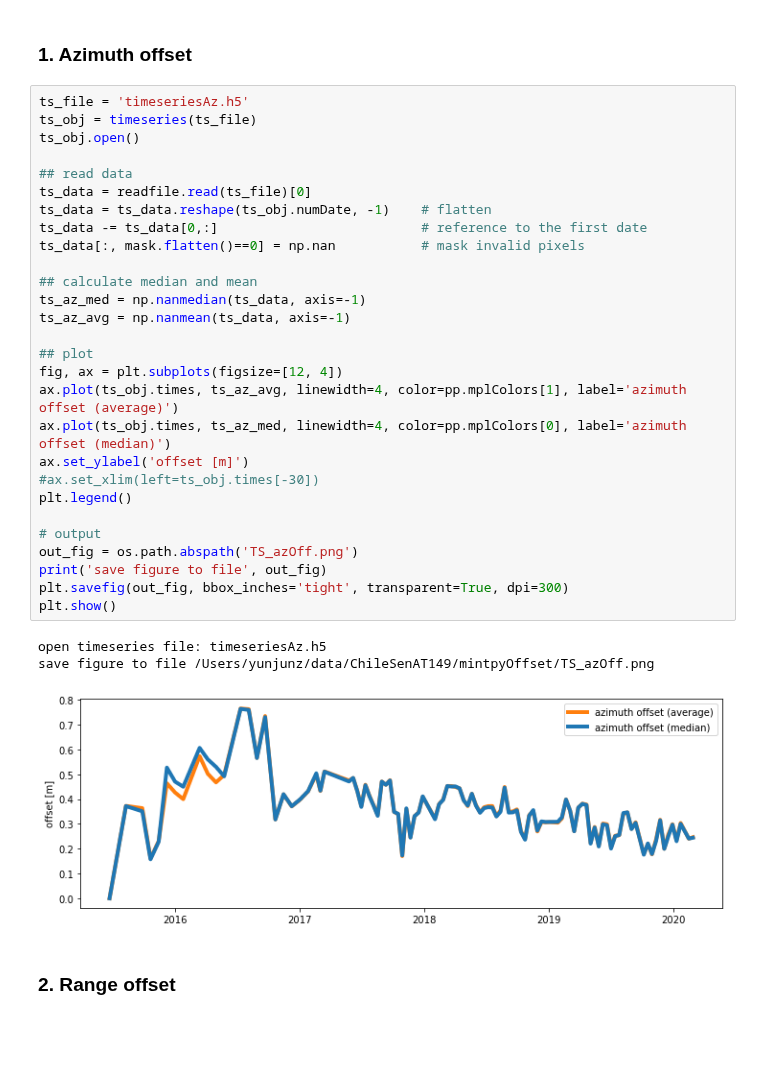
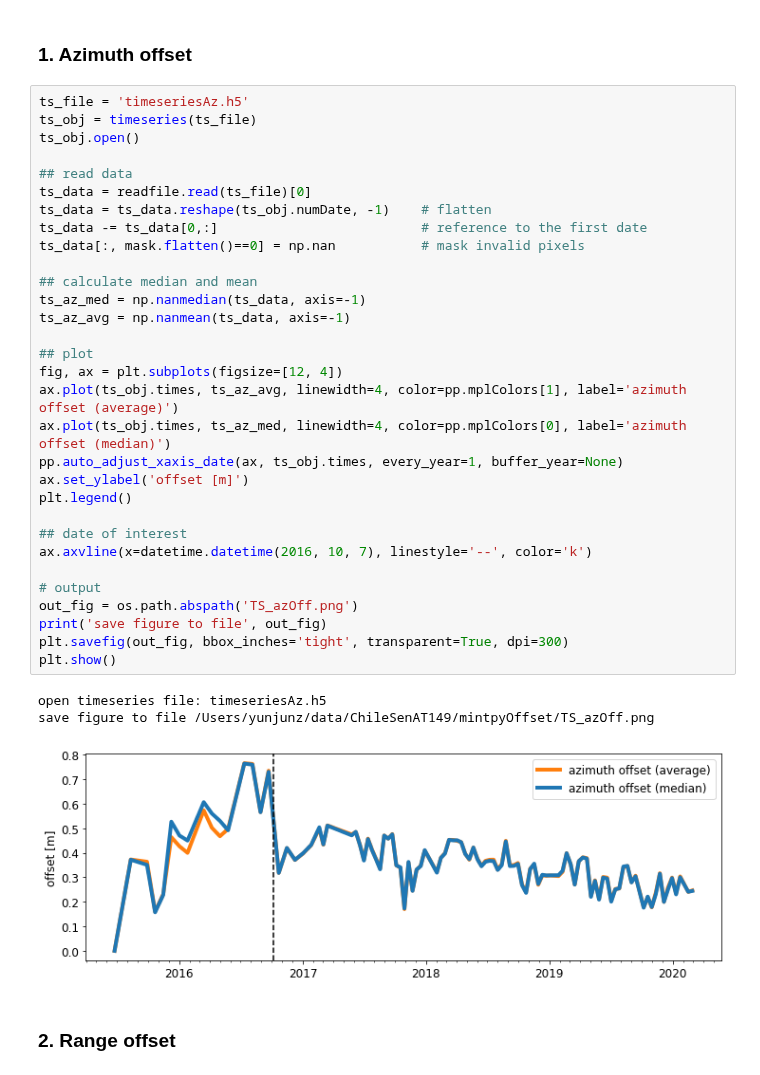
Before and after one commit to yunjunz/2022-Geolocation, a Jupyter notebook: atmos.ipynb, the cells around one changed output. Saved outputs shown, nothing was run; the diff lists cells and outputs as text; blank space fills up the shorter version.

```diff
--- a/atmos.ipynb
+++ b/atmos.ipynb
@@ -34,35 +35,38 @@ Go to directory /Users/yunjunz/data/ChileSenAT149/mintpyOffset
 # %%
 ts_file = 'timeseriesAz.h5'
 ts_obj = timeseries(ts_file)
 ts_obj.open()
 
 ## read data
 ts_data = readfile.read(ts_file)[0]
 ts_data = ts_data.reshape(ts_obj.numDate, -1)    # flatten
 ts_data -= ts_data[0,:]                          # reference to the first date
 ts_data[:, mask.flatten()==0] = np.nan           # mask invalid pixels
 
 ## calculate median and mean
 ts_az_med = np.nanmedian(ts_data, axis=-1)
 ts_az_avg = np.nanmean(ts_data, axis=-1)
 
 ## plot
 fig, ax = plt.subplots(figsize=[12, 4])
 ax.plot(ts_obj.times, ts_az_avg, linewidth=4, color=pp.mplColors[1], label='azimuth offset (average)')
 ax.plot(ts_obj.times, ts_az_med, linewidth=4, color=pp.mplColors[0], label='azimuth offset (median)')
+pp.auto_adjust_xaxis_date(ax, ts_obj.times, every_year=1, buffer_year=None)
 ax.set_ylabel('offset [m]')
-#ax.set_xlim(left=ts_obj.times[-30])
 plt.legend()
+
+## date of interest
+ax.axvline(x=datetime.datetime(2016, 10, 7), linestyle='--', color='k')
 
 # output
 out_fig = os.path.abspath('TS_azOff.png')
 print('save figure to file', out_fig)
 plt.savefig(out_fig, bbox_inches='tight', transparent=True, dpi=300)
 plt.show()
 # %% [output]
 open timeseries file: timeseriesAz.h5
 save figure to file /Users/yunjunz/data/ChileSenAT149/mintpyOffset/TS_azOff.png
-[figure, old version]
+[figure, new version]
 # %% [markdown]
 ### 2. Range offset
 # %%
```
Also changed, not shown: parts of 2 cells of this notebook, 1 other file.
